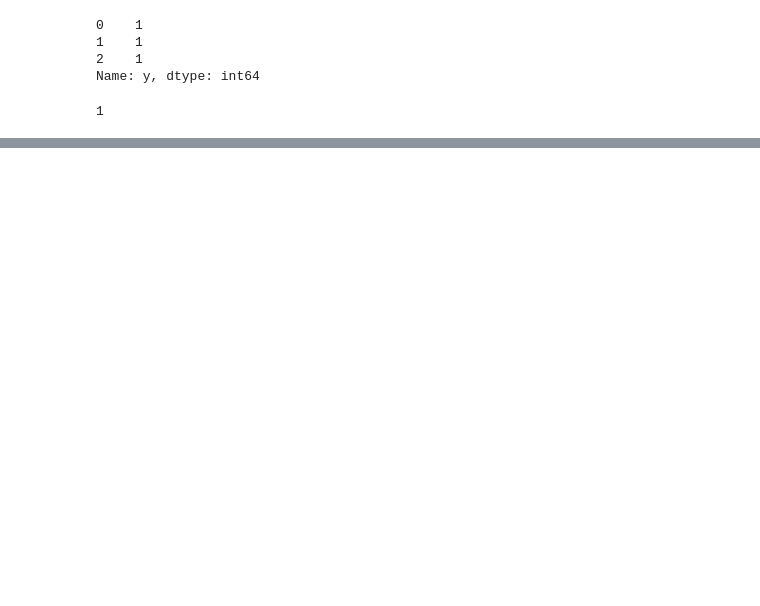
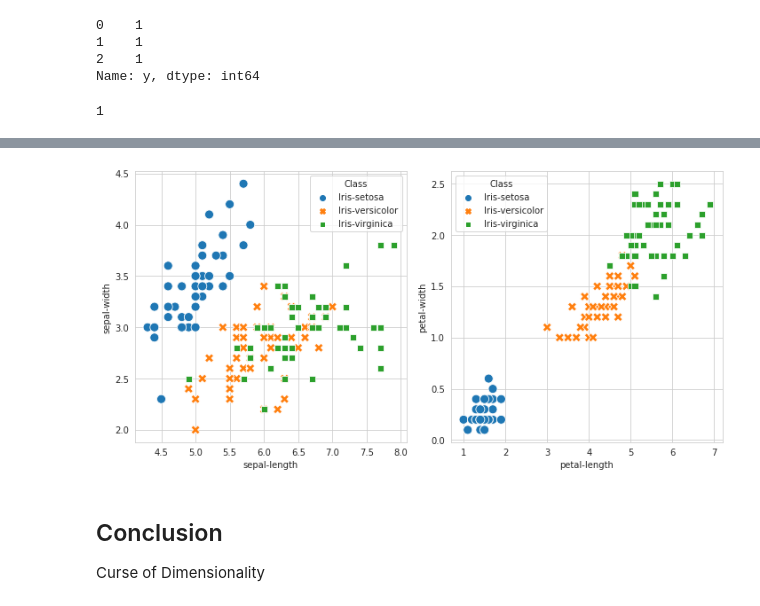
Before and after one commit to muscak/Master-Machine-Learning-Algorithms, a Jupyter notebook: Nonlinear-Algorithms/k-Nearest Neighbors/kNN.ipynb, the cells around one changed output, grey strips where cells are left out. Drawn from its saved outputs; the diff is of its cells as text; code cells hidden in the pictures; blank space fills up the shorter version.

```diff
--- a/Nonlinear-Algorithms/k-Nearest Neighbors/kNN.ipynb
+++ b/Nonlinear-Algorithms/k-Nearest Neighbors/kNN.ipynb
@@ -97,0 +138,6 @@ statistics.mode(df['y'][df['Neighbor'] == 'YES'])
+# %%
+# Load the dataset
+url = "https://archive.ics.uci.edu/ml/machine-learning-databases/iris/iris.data"
+names = ['sepal-length', 'sepal-width', 'petal-length', 'petal-width', 'Class']
+dataset = pd.read_csv(url, names=names)
+dataset.head()
@@ -97,0 +151,13 @@ statistics.mode(df['y'][df['Neighbor'] == 'YES'])
+# %%
+# Checking the relation between the label and the numerical features
+fig, axes = plt.subplots(1, 2, figsize=(10, 5))
+sb.scatterplot(ax=axes[0], data=dataset, x='sepal-length', y='sepal-width', hue='Class', style='Class', s=100)
+sb.scatterplot(ax=axes[1], data=dataset, x='petal-length', y='petal-width', hue='Class', style='Class', s=100)
+plt.tight_layout()
+plt.show()
+# %% [output]
+[figure, added]
+# %% [markdown]
+## Conclusion<a id='conclusion'></a>
+
+Curse of Dimensionality
```
Also changed, not shown: parts of 20 cells of this notebook.
